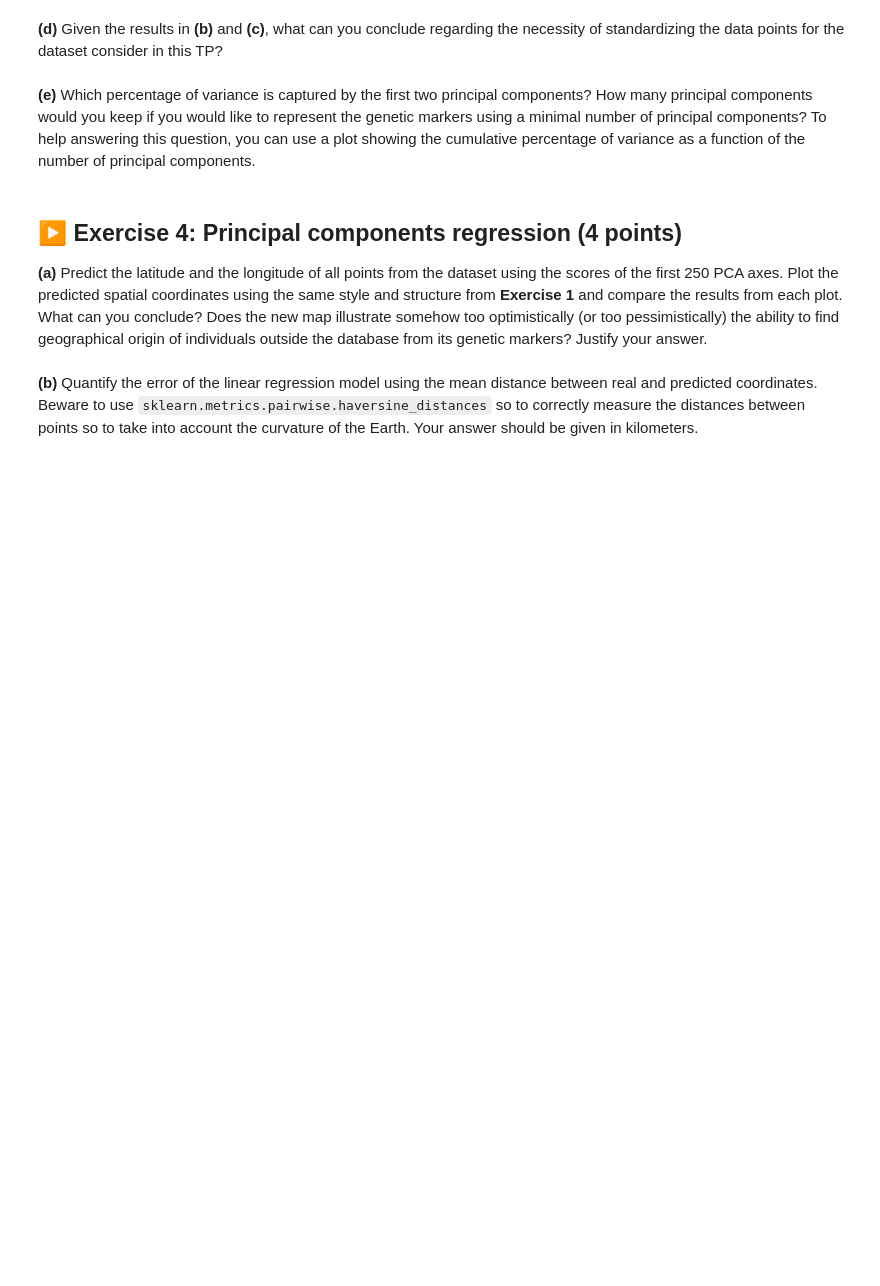
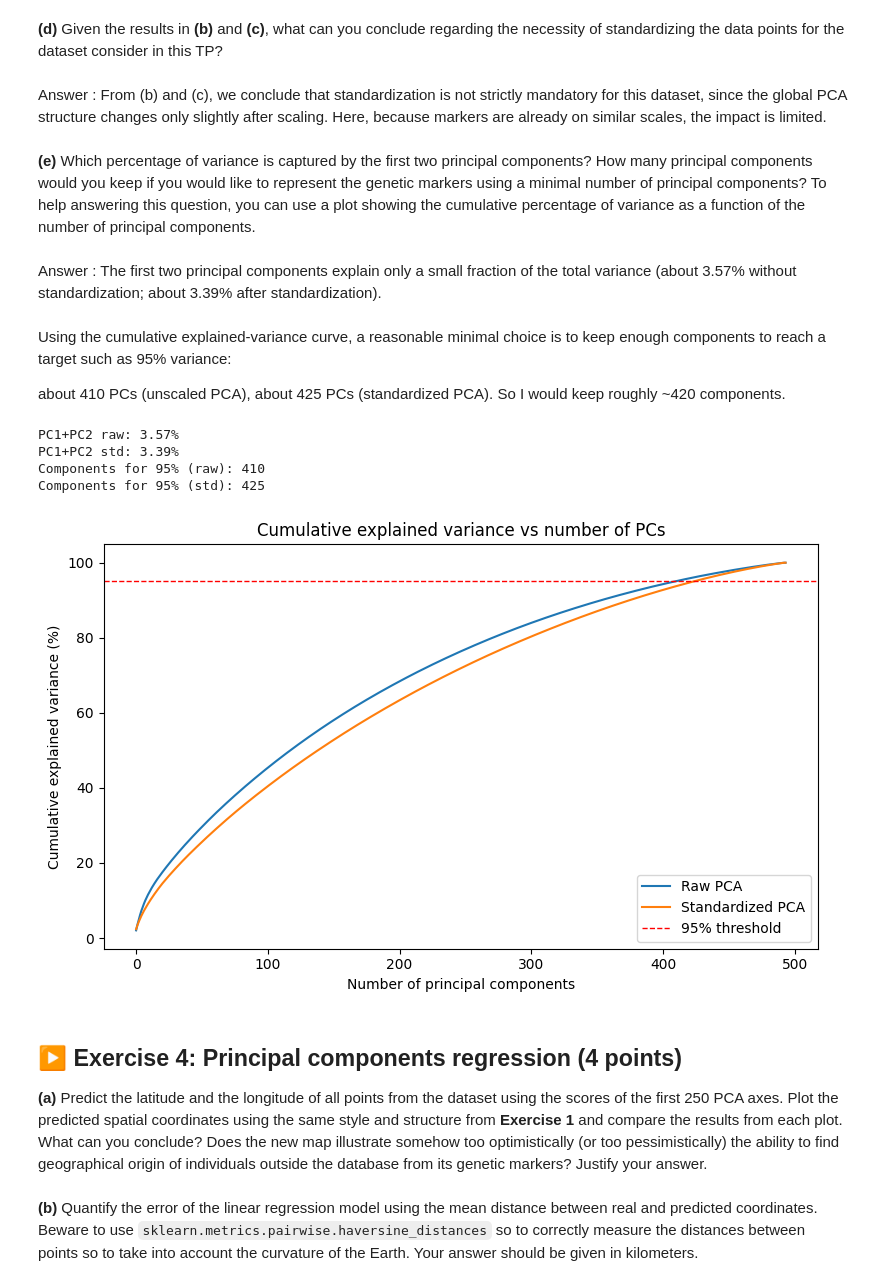
Before and after one commit to Ba-Hi/reports_tp, a Jupyter notebook: TP2/TP2.ipynb, the cells around one changed output. Cells and saved outputs as stored; diff of their text form; code cells hidden in the pictures; blank space fills up the shorter version.

```diff
--- a/TP2/TP2.ipynb
+++ b/TP2/TP2.ipynb
@@ -392,7 +394,66 @@ Explained variance (PC1+PC2): 3.39%
 # %% [markdown]
 **(d)** Given the results in **(b)** and **(c)**, what can you conclude regarding the necessity of standardizing the data points for the dataset consider in this TP?
+# %% [markdown]
+Answer : From (b) and (c), we conclude that standardization is not strictly mandatory for this dataset, since the global PCA structure changes only slightly after scaling. Here, because markers are already on similar scales, the impact is limited.
 # %% [markdown]
 **(e)** Which percentage of variance is captured by the first two principal components? How many principal components would you keep if you would like to represent the genetic markers using a minimal number of principal components? To help answering this question, you can use a plot showing the cumulative percentage of variance as a function of the number of principal components.
+# %% [markdown]
+Answer : The first two principal components explain only a small fraction of the total variance (about 3.57% without standardization; about 3.39% after standardization).
+# %% [markdown]
+Using the cumulative explained-variance curve, a reasonable minimal choice is to keep enough components to reach a target such as 95% variance:
+
+about 410 PCs (unscaled PCA),
+about 425 PCs (standardized PCA).
+So I would keep roughly ~420 components.
+# %%
+import pandas as pd
+import numpy as np
+import matplotlib.pyplot as plt
+from sklearn.decomposition import PCA
+from sklearn.preprocessing import StandardScaler
+
+
+df = pd.read_csv('NAm2.txt', sep=r'\s+')
+
+# X = matrice des marqueurs (si pas déjà faite)
+marker_cols = [c for c in df.columns if c.startswith('L')]
+X = df[marker_cols].to_numpy()
+
+# PCA sans standardisation
+pca_raw = PCA().fit(X)
+cum_raw = np.cumsum(pca_raw.explained_variance_ratio_) * 100
+
+# PCA avec standardisation
+X_std = StandardScaler().fit_transform(X)
+pca_std = PCA().fit(X_std)
+cum_std = np.cumsum(pca_std.explained_variance_ratio_) * 100
+
+# Nb de composantes pour 95%
+k95_raw = np.searchsorted(cum_raw, 95) + 1
+k95_std = np.searchsorted(cum_std, 95) + 1
+
+print(f"PC1+PC2 raw: {cum_raw[1]:.2f}%")
+print(f"PC1+PC2 std: {cum_std[1]:.2f}%")
+print(f"Components for 95% (raw): {k95_raw}")
+print(f"Components for 95% (std): {k95_std}")
+
+# Plot cumul variance
+plt.figure(figsize=(8,5))
+plt.plot(cum_raw, label='Raw PCA')
+plt.plot(cum_std, label='Standardized PCA')
+plt.axhline(95, color='red', linestyle='--', linewidth=1, label='95% threshold')
+plt.xlabel('Number of principal components')
+plt.ylabel('Cumulative explained variance (%)')
+plt.title('Cumulative explained variance vs number of PCs')
+plt.legend()
+plt.tight_layout()
+plt.show()
+# %% [output]
+PC1+PC2 raw: 3.57%
+PC1+PC2 std: 3.39%
+Components for 95% (raw): 410
+Components for 95% (std): 425
+[figure, added]
 # %% [markdown]
 ## ▶️ Exercise 4: Principal components regression (4 points)
 
```
Also changed, not shown: parts of 1 cell of this notebook.
